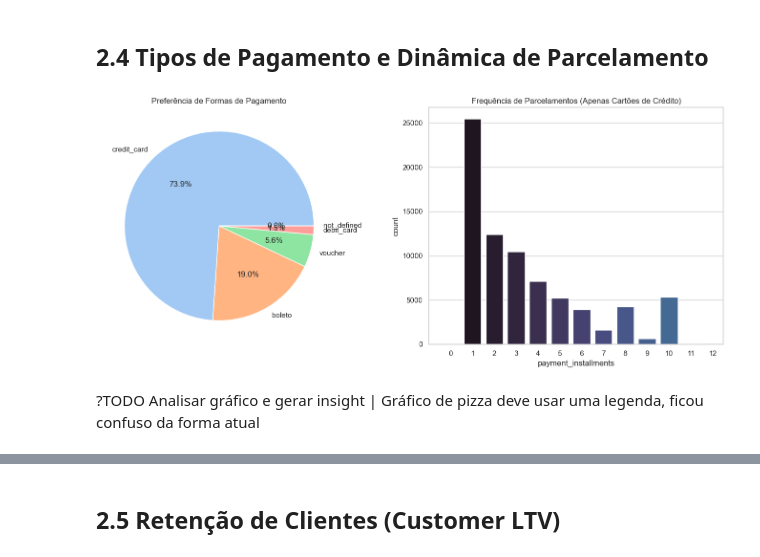
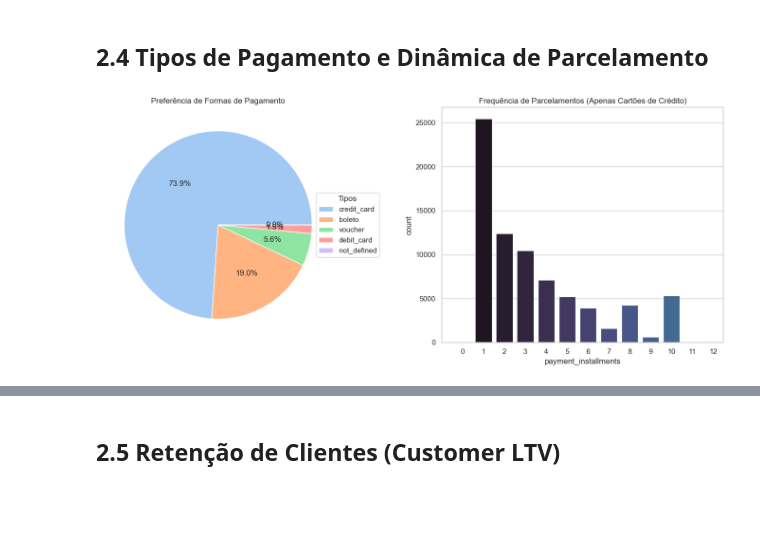
Before and after one commit to NikolasTesch/DesafioRadar, a Jupyter notebook: notebooks/main_analysis.ipynb, the cells around one changed output, grey strips where cells are left out. Drawn from its saved outputs; the diff is of its cells as text; code cells hidden in the pictures; blank space fills up the shorter version.

```diff
--- a/notebooks/main_analysis.ipynb
+++ b/notebooks/main_analysis.ipynb
@@ -221,28 +223,28 @@ A matriz de densidade revela uma concentração robusta no volume de pedidos dur
 # %%
 path_payments_raw = '../data/raw/olist_order_payments_dataset.csv'
 try:
     df_payments = pd.read_csv(path_payments_raw)
 
     # Processamento visual dos dados brutos de pagamento
     if 'payment_type' in df_payments.columns and 'payment_installments' in df_payments.columns:
         plt.figure(figsize=(14, 6))
 
         plt.subplot(1, 2, 1)
-        df_payments['payment_type'].value_counts().plot(kind='pie', autopct='%1.1f%%', colors=sns.color_palette('pastel'))
+        pagamentos = df_payments['payment_type'].value_counts()
+        pagamentos.plot(kind='pie', autopct='%1.1f%%', colors=sns.color_palette('pastel'), labels=None)
         plt.title('Preferência de Formas de Pagamento')
+        plt.legend(pagamentos.index, title='Tipos', loc='center left', bbox_to_anchor=(0.9, 0.5))
         plt.ylabel('')
 
         plt.subplot(1, 2, 2)
         sns.countplot(data=df_payments[df_payments['payment_type'] == 'credit_card'], x='payment_installments', palette='mako')
         plt.title('Frequência de Parcelamentos (Apenas Cartões de Crédito)')
         plt.xlim(-1, 12.5)
 
         plt.tight_layout()
         plt.savefig('results/17_pagamento_e_parcelamento.png', bbox_inches='tight')
         plt.show()
 except Exception as e:
     print("Os dados brutos de pagamento não puderam ser processados:", e)
 # %% [output]
-[figure, old version]
+[figure, new version]
-# %% [markdown]
-?TODO Analisar gráfico e gerar insight | Gráfico de pizza deve usar uma legenda, ficou confuso da forma atual
```
Also changed, not shown: parts of 19 cells of this notebook.
